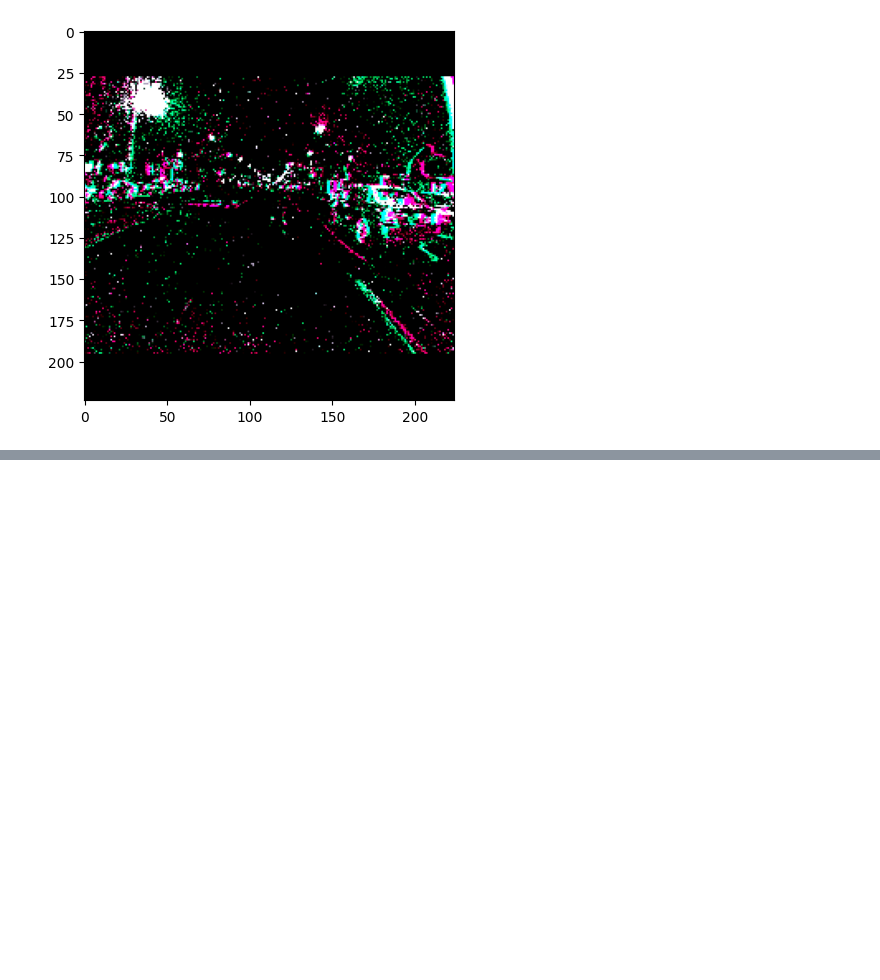
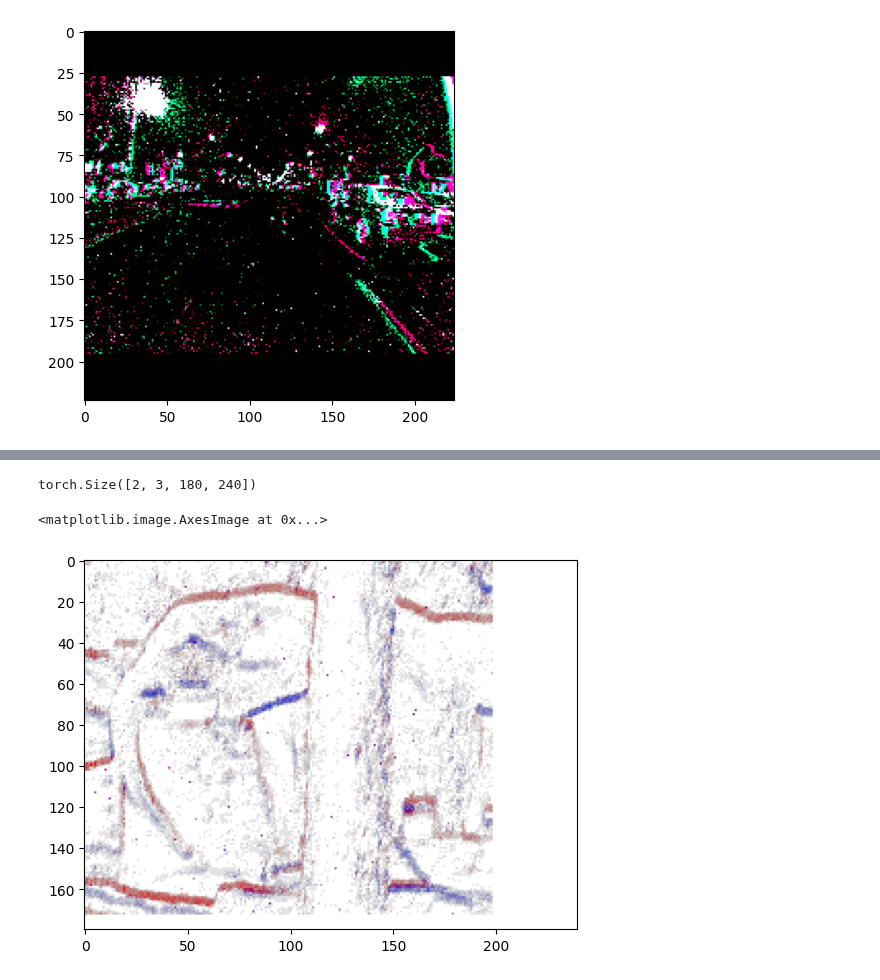
Before and after one commit to ucsd-hdsi-dvs/Events-ImageBind, a Jupyter notebook: test.ipynb, the cells around one changed output, grey strips where cells are left out. Cells and saved outputs as stored; diff of their text form; code cells hidden in the pictures; blank space fills up the shorter version.

```diff
--- a/test.ipynb
+++ b/test.ipynb
@@ -704,0 +773,17 @@ dataset[0]
+# %%
+dataset[0]['img'].shape
+# import matplotlib.pyplot as plt
+# plt.imshow(dataset[0]['img'][0].permute(1,2,0))
+# %% [output]
+torch.Size([2, 3, 180, 240])
+# %%
+path='/tsukimi/datasets/N-Caltech101/testing/elephant/elephant_13.npy'
+import numpy as np
+from datasets.eclipdatasets.vis import events2frames
+data=np.load(path)
+frames=events2frames(data,N=30000,grayscale=False)
+import matplotlib.pyplot as plt
+plt.imshow(frames[2])
+# %% [output]
+<matplotlib.image.AxesImage at 0x...>
+[figure, added]
```
Also changed, not shown: parts of 8 cells of this notebook, 8 other files.
